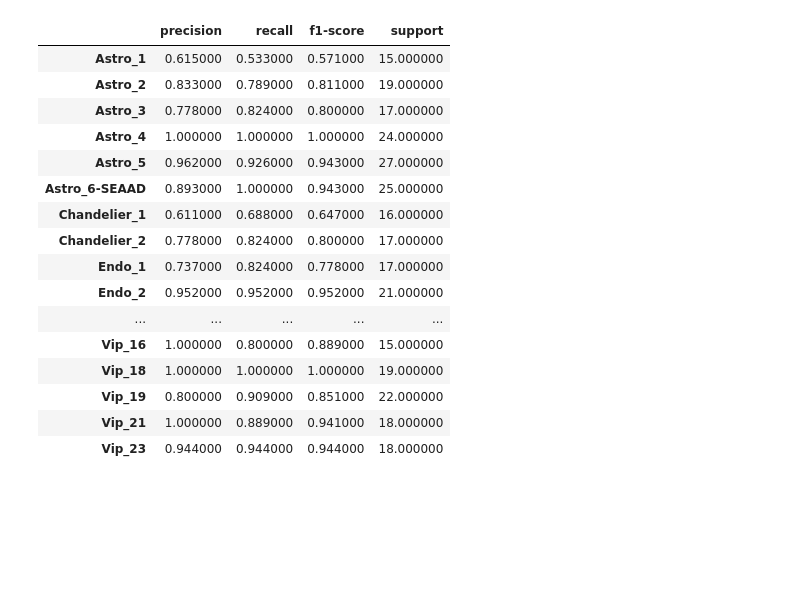
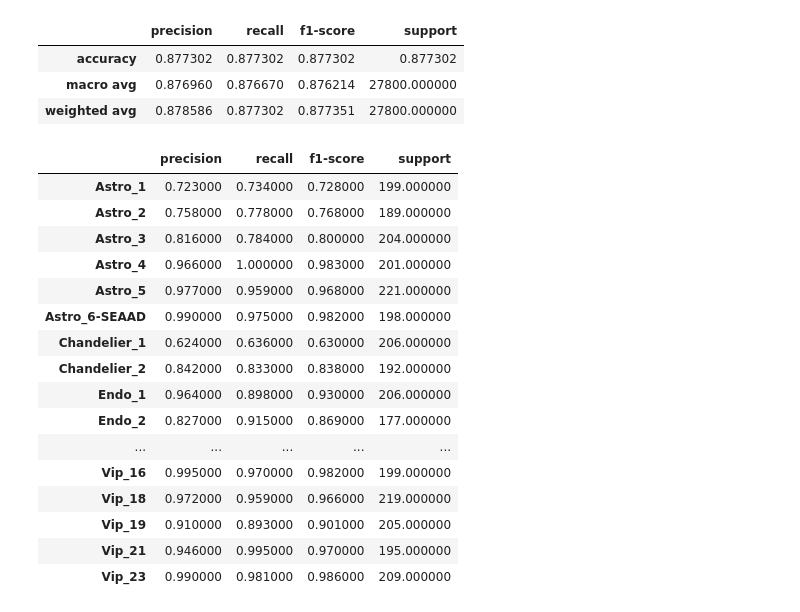
Before and after one commit to AllenInstitute/schelp, a Jupyter notebook: notebooks/06_logreg_baseline.ipynb, the cells around one changed output. Drawn from its saved outputs; the diff is of its cells as text; code cells hidden in the pictures; blank space fills up the shorter version.

Commit message:
updated logistic regression baseline to work with full dataset

```diff
--- a/notebooks/06_logreg_baseline.ipynb
+++ b/notebooks/06_logreg_baseline.ipynb
@@ -34,7 +34,7 @@ def load_dataset_balance(paths, seed=0):
     # get high variance genes
     sc.pp.highly_variable_genes(adata_, n_top_genes=4000, flavor="seurat_v3", batch_key="batch")
     adata_ = adata_[:, adata_.var["highly_variable"]]
-    adata_ = sc.pp.subsample(adata_, fraction=0.1, copy=True, random_state=seed)
+    #adata_ = sc.pp.subsample(adata_, fraction=0.1, copy=True, random_state=seed)
     n_cells = adata_.shape[0]
 
     # split the data into train and test
@@ -70,7 +70,7 @@ y_test = adata_test.obs["celltype_id"]
 # create a pipeline
 pipe = Pipeline([
     ("scaler", StandardScaler()),
-    ("clf", LogisticRegressionCV(Cs=10, cv=5, max_iter=1000, n_jobs=-1))
+    ("clf", LogisticRegression())
 ])
 
 # fit the pipeline
@@ -87,41 +94,46 @@ Overall test accuracy: 0.840
 # %%
 #rprint(classification_report(y_test, y_pred, target_names=celltypes))
 report = classification_report(y_test, y_pred, target_names=celltypes, output_dict=True)
 df = pd.DataFrame(report).transpose()
 
 # round entries to 3 decimal places
-df = df.round(3)
+df = pd.DataFrame(report).transpose()
+display(df.tail(3))
 
 # display full dataframe
 pd.set_option("display.max_rows", None)
 pd.set_option("display.max_columns", None)
 pd.set_option("display.width", None)
 pd.set_option("display.max_colwidth", None)
 
 # reorder rows to match the order of celltypes
 df = df.reindex(celltypes.categories.tolist())
 
 # color any values less than 0.5
 def color_negative_red(val):
     color = '#ff9999' if val < 0.5 else 'black'
     return 'color: %s' % color
 
-display(df.round(3).style.applymap(color_negative_red))
+display(df.round(3).style.map(color_negative_red))
 # %% [output]
 |  | precision | recall | f1-score | support |
-| Astro_1 | 0.615000 | 0.533000 | 0.571000 | 15.000000 |
-| Astro_2 | 0.833000 | 0.789000 | 0.811000 | 19.000000 |
-| Astro_3 | 0.778000 | 0.824000 | 0.800000 | 17.000000 |
-| Astro_4 | 1.000000 | 1.000000 | 1.000000 | 24.000000 |
-| Astro_5 | 0.962000 | 0.926000 | 0.943000 | 27.000000 |
-| Astro_6-SEAAD | 0.893000 | 1.000000 | 0.943000 | 25.000000 |
-| Chandelier_1 | 0.611000 | 0.688000 | 0.647000 | 16.000000 |
-| Chandelier_2 | 0.778000 | 0.824000 | 0.800000 | 17.000000 |
-| Endo_1 | 0.737000 | 0.824000 | 0.778000 | 17.000000 |
-| Endo_2 | 0.952000 | 0.952000 | 0.952000 | 21.000000 |
-| ... | ... | ... | ... | ... |
-| Vip_16 | 1.000000 | 0.800000 | 0.889000 | 15.000000 |
-| Vip_18 | 1.000000 | 1.000000 | 1.000000 | 19.000000 |
-| Vip_19 | 0.800000 | 0.909000 | 0.851000 | 22.000000 |
-| Vip_21 | 1.000000 | 0.889000 | 0.941000 | 18.000000 |
-| Vip_23 | 0.944000 | 0.944000 | 0.944000 | 18.000000 |
+| accuracy | 0.877302 | 0.877302 | 0.877302 | 0.877302 |
+| macro avg | 0.876960 | 0.876670 | 0.876214 | 27800.000000 |
+| weighted avg | 0.878586 | 0.877302 | 0.877351 | 27800.000000 |
+|  | precision | recall | f1-score | support |
+| Astro_1 | 0.723000 | 0.734000 | 0.728000 | 199.000000 |
+| Astro_2 | 0.758000 | 0.778000 | 0.768000 | 189.000000 |
+| Astro_3 | 0.816000 | 0.784000 | 0.800000 | 204.000000 |
+| Astro_4 | 0.966000 | 1.000000 | 0.983000 | 201.000000 |
+| Astro_5 | 0.977000 | 0.959000 | 0.968000 | 221.000000 |
+| Astro_6-SEAAD | 0.990000 | 0.975000 | 0.982000 | 198.000000 |
+| Chandelier_1 | 0.624000 | 0.636000 | 0.630000 | 206.000000 |
+| Chandelier_2 | 0.842000 | 0.833000 | 0.838000 | 192.000000 |
+| Endo_1 | 0.964000 | 0.898000 | 0.930000 | 206.000000 |
+| Endo_2 | 0.827000 | 0.915000 | 0.869000 | 177.000000 |
+| ... | ... | ... | ... | ... |
+| Vip_16 | 0.995000 | 0.970000 | 0.982000 | 199.000000 |
+| Vip_18 | 0.972000 | 0.959000 | 0.966000 | 219.000000 |
+| Vip_19 | 0.910000 | 0.893000 | 0.901000 | 205.000000 |
+| Vip_21 | 0.946000 | 0.995000 | 0.970000 | 195.000000 |
+| Vip_23 | 0.990000 | 0.981000 | 0.986000 | 209.000000 |
```
Also changed, not shown: parts of 3 cells of this notebook.
